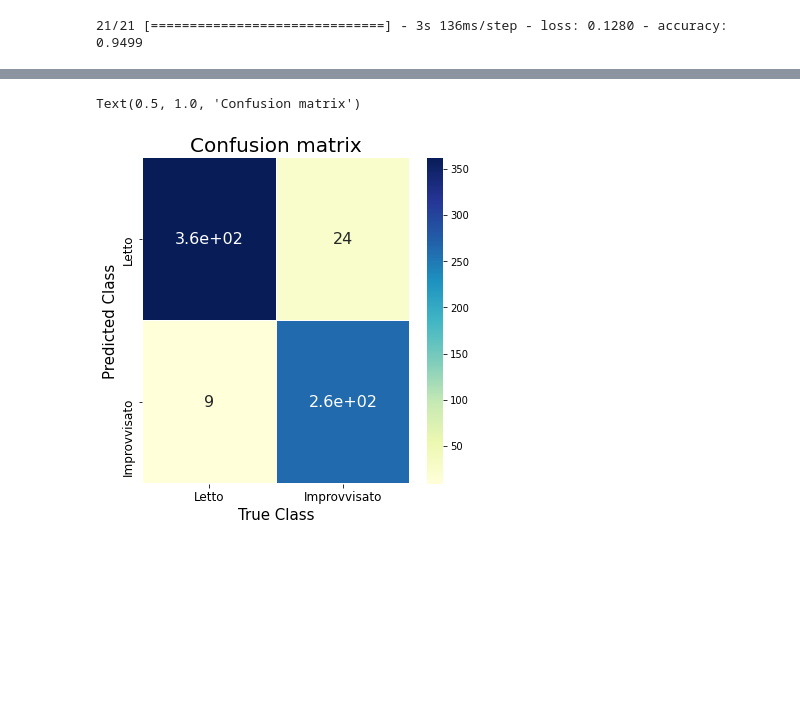
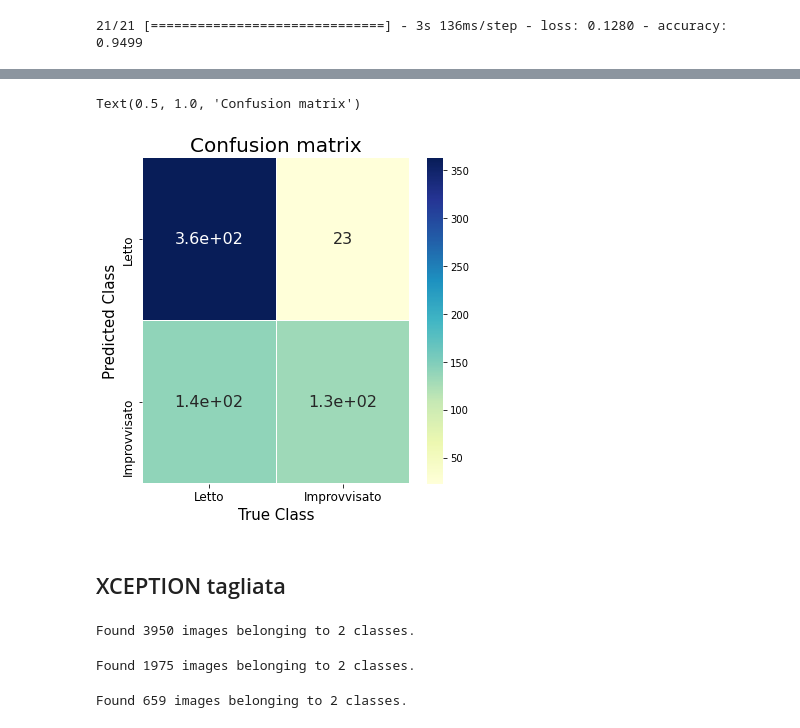
Before and after one commit to Chri1629/dsim_project, a Jupyter notebook: image/ambulanze.ipynb, the cells around one changed output, grey strips where cells are left out. Drawn from its saved outputs; the diff is of its cells as text; code cells hidden in the pictures; blank space fills up the shorter version.

Commit message:
Almeno funziona la parte di video a parte quella della xcpetion tagliata

```diff
--- a/image/ambulanze.ipynb
+++ b/image/ambulanze.ipynb
@@ -236,0 +263,15 @@ weighted avg       0.95      0.95      0.95       659
+# %%
+model = keras.Sequential(
+    [
+     keras.Input(shape = (224,224,3)),
+     layers.Conv2D(16, kernel_size = (3,3), activation = 'relu'),
+     layers.MaxPooling2D(pool_size = (2,2)),
+     layers.Conv2D(16, kernel_size = (3,3), activation = 'relu'),
+     layers.MaxPooling2D(pool_size = (2,2)),
+     layers.Flatten(),
+     layers.Dense(124, activation = "relu"),
+     layers.Dropout(0.5),
+     layers.Dense(2, activation = 'softmax')
+    ]
+)
+model.summary()
@@ -236,0 +296,9 @@ weighted avg       0.95      0.95      0.95       659
+# %%
+model.compile(loss = "categorical_crossentropy",
+              optimizer = keras.optimizers.Adam(),
+              metrics = ["accuracy"])
+
+histo_best = model.fit(train_generator,
+                       epochs = 3,
+                       batch_size = 128,
+                       validation_data = validation_generator)
@@ -236,0 +320,3 @@ weighted avg       0.95      0.95      0.95       659
+# %%
+yc_pred = model.predict(test_generator)
+y_pred_best = np.argmax(yc_pred, axis = 1)
@@ -237,19 +334,61 @@ weighted avg       0.95      0.95      0.95       659
 # %%
-cm = confusion_matrix(test_generator.classes, pred_1)
-
+cm = confusion_matrix(test_generator.classes, y_pred_best)
 fig = plt.figure(figsize = (6,6))
 ax = plt.subplot()
 sns.heatmap(cm, annot=True, annot_kws={"size": 16},
            linewidths=.1, cmap="YlGnBu")
 plt.xlabel("True Class", size = 15)
 plt.ylabel("Predicted Class", size = 15)
 plt.xticks(size = 12)
 plt.yticks(size = 12)
 ax.yaxis.set_ticklabels(['Letto', 'Improvvisato'])
 ax.xaxis.set_ticklabels(['Letto', 'Improvvisato'])
-#ax.set_yticklabels(['Letto', 'Improvvisato'], rotation=90, ha='right', minor=False)
 
 plt.title("Confusion matrix", size = 20)
 # %% [output]
 Text(0.5, 1.0, 'Confusion matrix')
-[figure, old version]
+[figure, new version]
+# %% [markdown]
+## XCEPTION tagliata
+# %%
+train_processing = keras.preprocessing.image.ImageDataGenerator(preprocessing_function = xception.preprocess_input)
+
+train_generator = train_processing.flow_from_directory("gdrive/MyDrive/emergency_true_models/train",
+                                    target_size = (224, 224),
+                                    color_mode = "rgb",
+                                    batch_size = 3950,
+                                    class_mode = "categorical",
+                                    shuffle = True,
+                                    seed = 1)
+
+x_train, y_train = next(train_generator)
+# %% [output]
+Found 3950 images belonging to 2 classes.
+# %%
+validation_processing = keras.preprocessing.image.ImageDataGenerator(preprocessing_function= xception.preprocess_input)
+
+validation_generator = validation_processing.flow_from_directory("gdrive/MyDrive/emergency_true_models/val",
+                                    target_size = (224, 224),
+                                    color_mode = "rgb",
+                                    batch_size = 1975,
+                                    class_mode = "categorical",
+                                    shuffle = False,
+                                    seed = 1)
+
+x_validation, y_validation = next(validation_generator)
+# %% [output]
+Found 1975 images belonging to 2 classes.
+# %%
+test_processing = keras.preprocessing.image.ImageDataGenerator(preprocessing_function= xception.preprocess_input)
+
+test_generator = test_processing.flow_from_directory("gdrive/MyDrive/emergency_true_models/test",
+                                    target_size = (224, 224),
+                                    color_mode = "rgb",
+                                    batch_size = 659,
+                                    class_mode = "categorical",
+                                    shuffle = False,
+                                    seed = 1)
+
+x_test, y_test = next(validation_generator)
+# %% [output]
+Found 659 images belonging to 2 classes.
```
Also changed, not shown: parts of 34 cells of this notebook.
